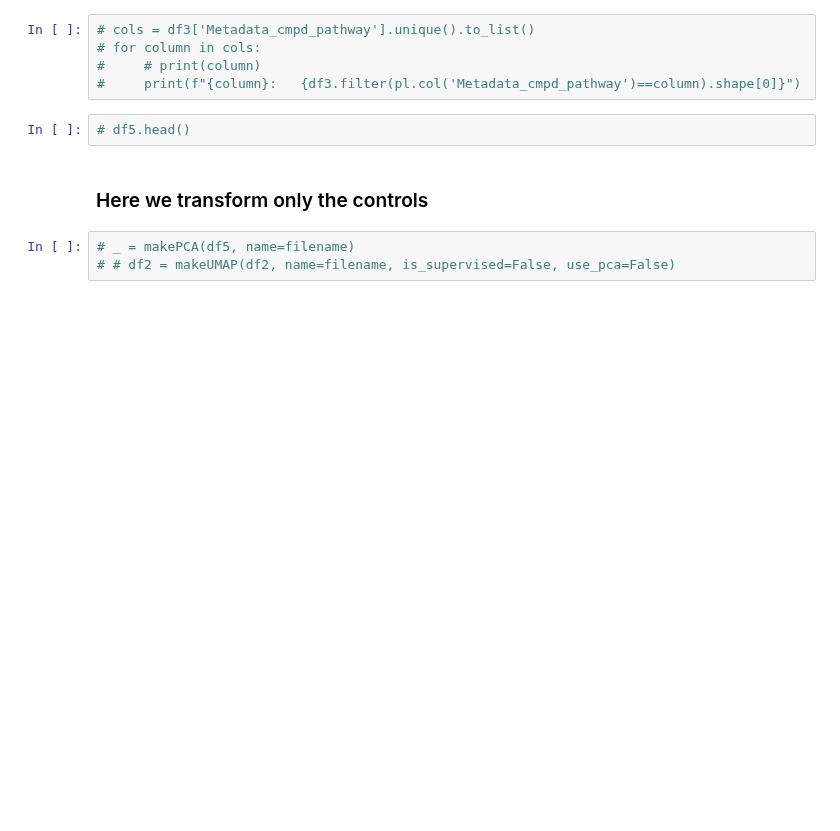
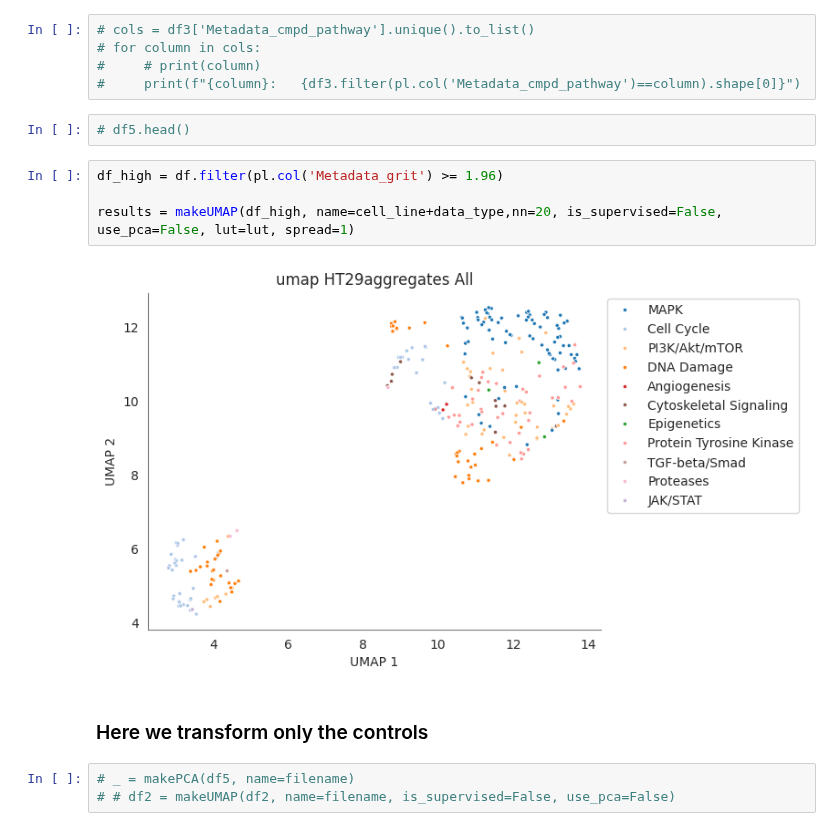
Before and after one commit to pharmbio/colopaint3D, a Jupyter notebook: spher_colo52_v1/3_Figure4/PCAUMAP/PCAUMAP_pathway.ipynb, the cells around one changed output. Saved outputs shown, nothing was run; the diff lists cells and outputs as text; blank space fills up the shorter version.

Commit message:
prepare a grit score comparison figure

```diff
--- a/spher_colo52_v1/3_Figure4/PCAUMAP/PCAUMAP_pathway.ipynb
+++ b/spher_colo52_v1/3_Figure4/PCAUMAP/PCAUMAP_pathway.ipynb
@@ -404,6 +406,12 @@ plt.close()
 #     print(f"{column}:   {df3.filter(pl.col('Metadata_cmpd_pathway')==column).shape[0]}")
 # %%
 # df5.head()
+# %%
+df_high = df.filter(pl.col('Metadata_grit') >= 1.96)
+
+results = makeUMAP(df_high, name=cell_line+data_type,nn=20, is_supervised=False, use_pca=False, lut=lut, spread=1)
+# %% [output]
+[figure, added]
 # %% [markdown]
 ### Here we transform only the controls
 # %%
```
Also changed, not shown: parts of 2 cells of this notebook, 16 other files.
